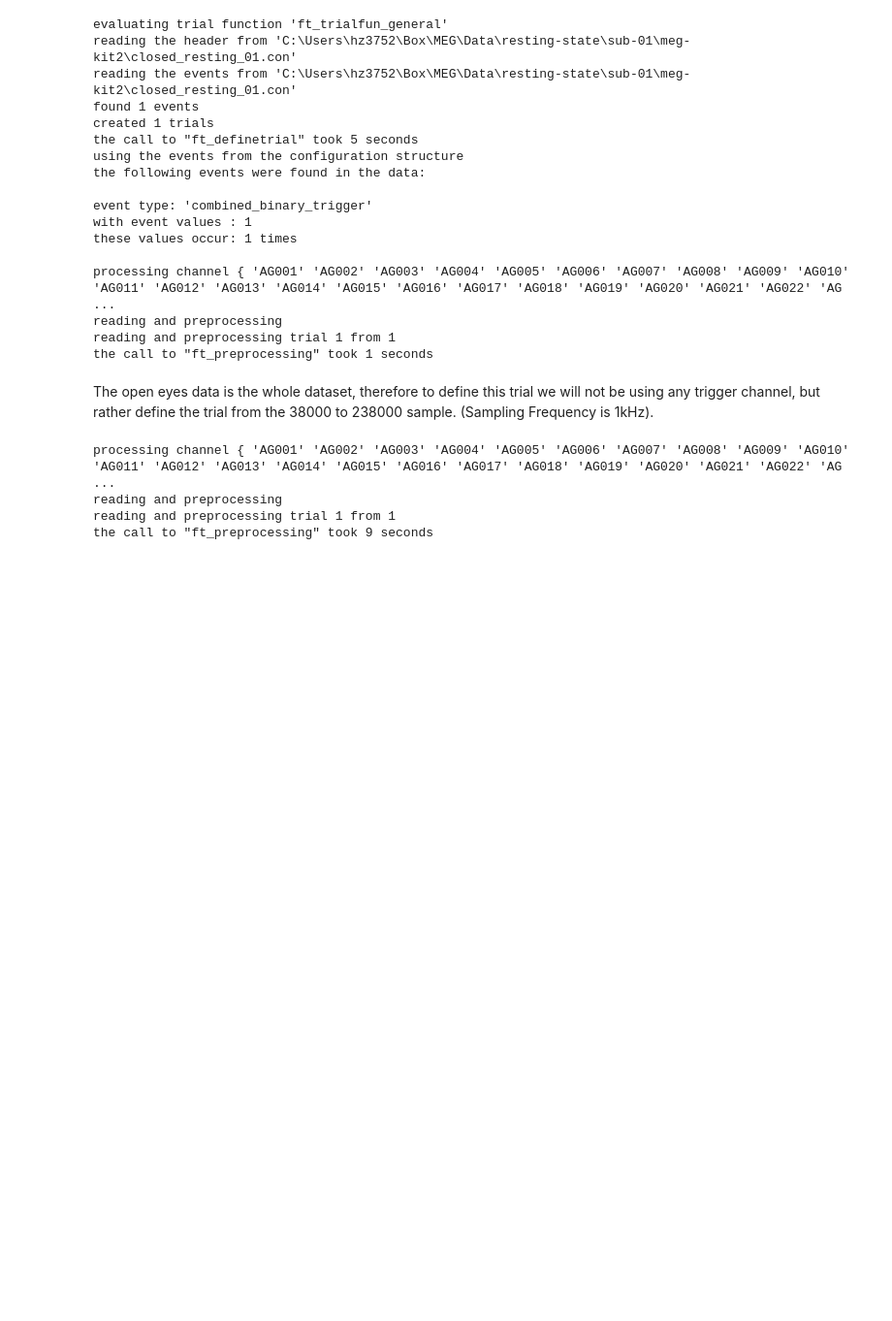
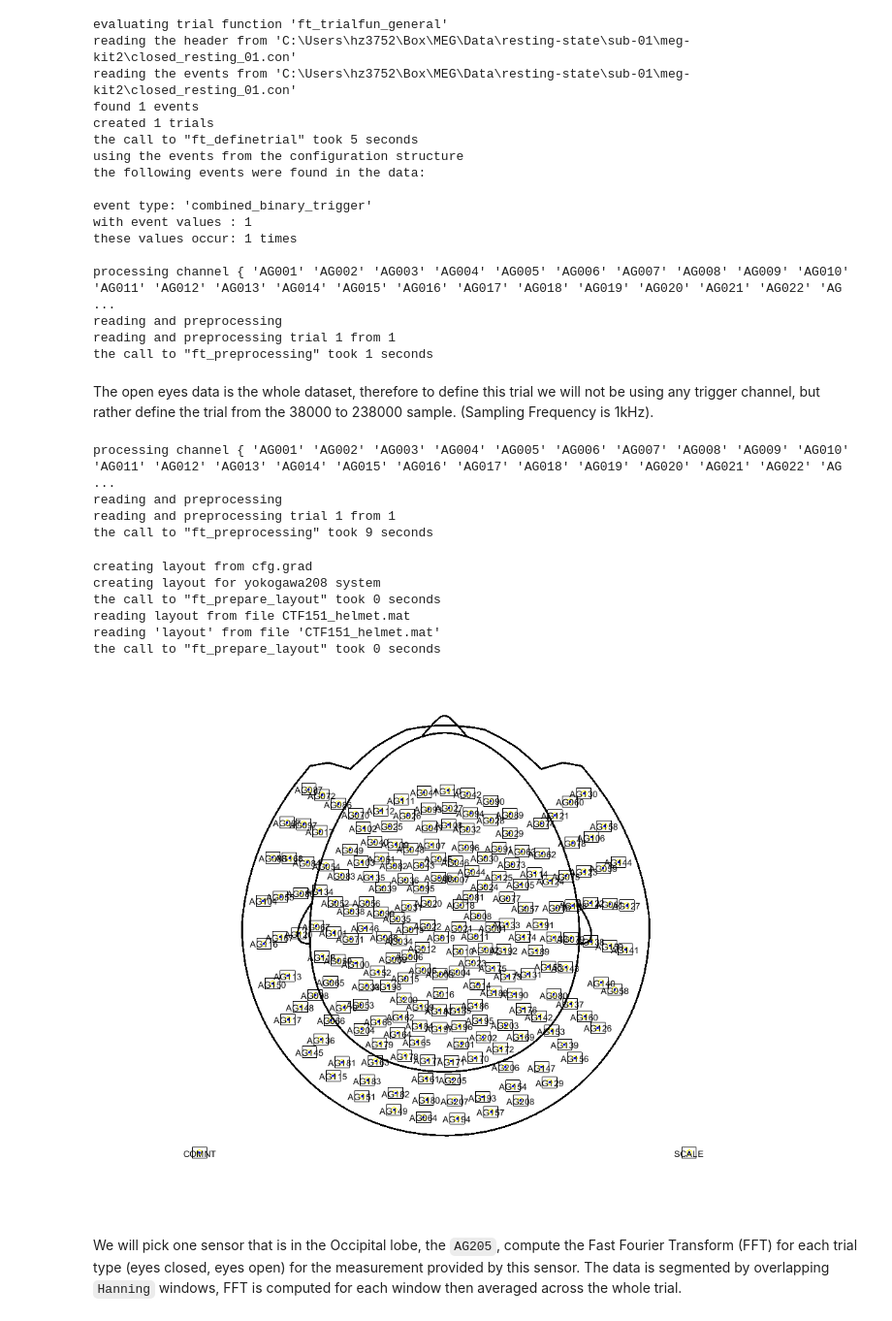
Before and after one commit to contsili/meg-pipeline, a Jupyter notebook: docs/source/5-pipeline/notebooks/fieldtrip/fieldtrip_kit_restingstate.ipynb, the cells around one changed output. Shown at 97% size. Saved outputs shown, nothing was run; the diff lists cells and outputs as text; code cells hidden in the pictures; blank space fills up the shorter version.

```diff
--- a/docs/source/5-pipeline/notebooks/fieldtrip/fieldtrip_kit_restingstate.ipynb
+++ b/docs/source/5-pipeline/notebooks/fieldtrip/fieldtrip_kit_restingstate.ipynb
@@ -148,4 +157,22 @@ the call to "ft_preprocessing" took 9 seconds
 # %%
 %% Create KIT sensor Layout
 
-kit_layout = create_kit_layout(kit)
+% This is a custom made function by Osama Abdullah to create the KIT sensor
+% layout at NYUAD
+kit_layout = create_kit_layout(CLOSED_EYES);
+
+% Plot the KIT sensors layout
+
+figure('Position', [100, 100, 1000, 800]); % Adjust the width and height (1000 and 800) as needed
+ft_plot_layout(kit_layout, 'box', 1);
+# %% [output]
+creating layout from cfg.grad
+creating layout for yokogawa208 system
+the call to "ft_prepare_layout" took 0 seconds
+reading layout from file CTF151_helmet.mat
+reading 'layout' from file 'CTF151_helmet.mat'
+the call to "ft_prepare_layout" took 0 seconds
+[figure, added]
+# %% [markdown]
+We will pick one sensor that is in the Occipital lobe, the `AG205`, compute the Fast Fourier Transform (FFT) for each trial type (eyes closed, eyes open) for the measurement provided by this sensor.
+The data is segmented by overlapping `Hanning` windows, FFT is computed for each window then averaged across the whole trial.
```
Also changed, not shown: parts of 5 cells of this notebook, 1 other file.
